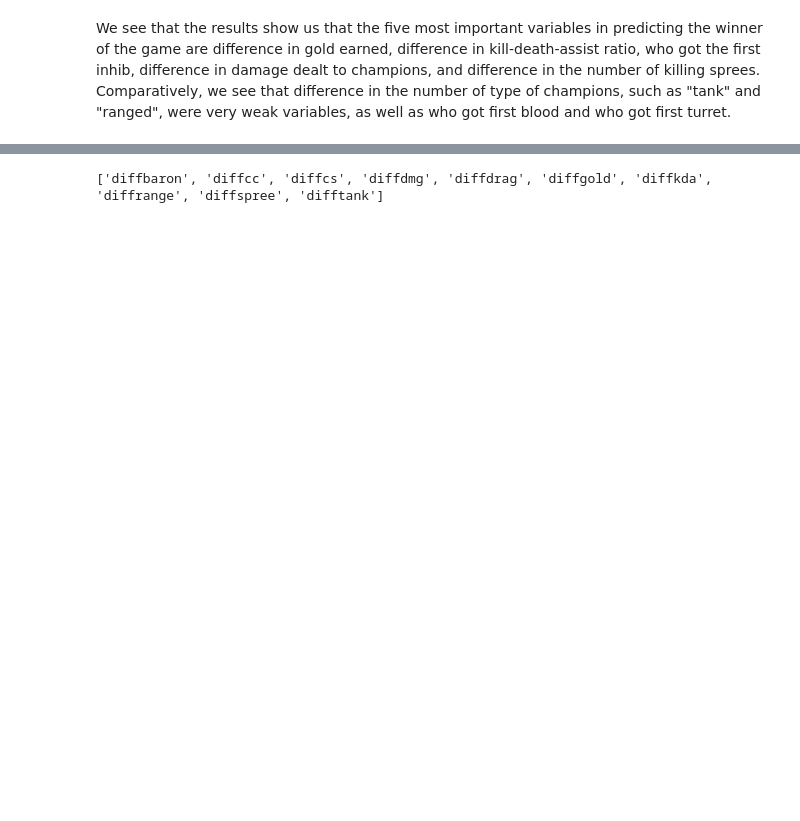
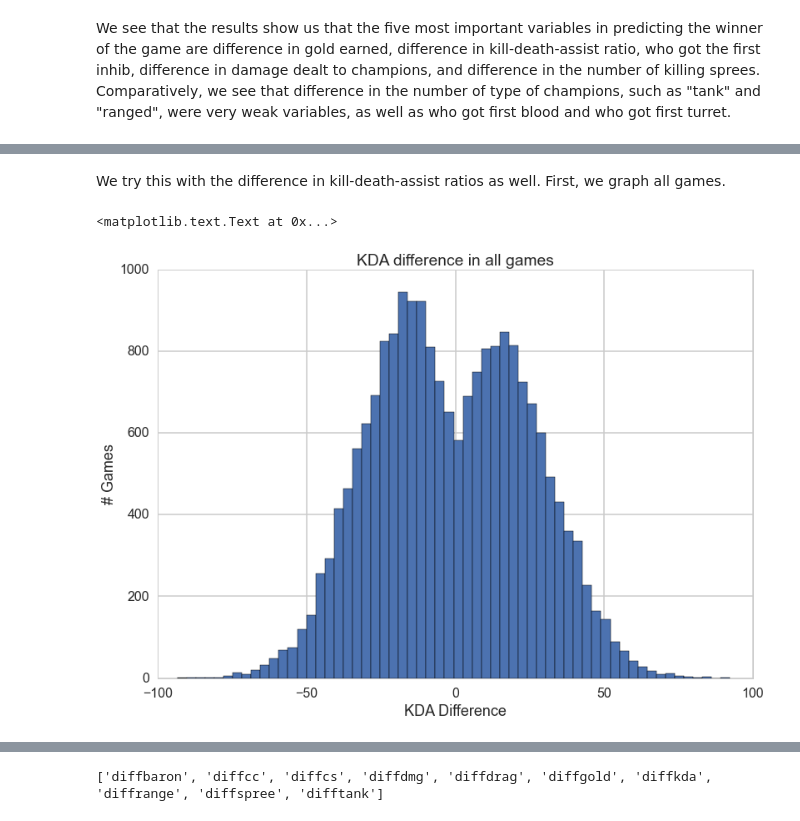
Before and after one commit to bchang823/109final, a Jupyter notebook: leorandomforestwmarkdown.ipynb, the cells around one changed output, grey strips where cells are left out. Saved outputs shown, nothing was run; the diff lists cells and outputs as text; code cells hidden in the pictures; blank space fills up the shorter version.

```diff
--- a/leorandomforestwmarkdown.ipynb
+++ b/leorandomforestwmarkdown.ipynb
@@ -208,0 +237,12 @@ Standardizing the dataframe stuff
+# %% [markdown]
+We try this with the difference in kill-death-assist ratios as well. First, we graph all games.
+# %%
+#all games
+plt.hist(np.array(dftouse['diffkda']), bins = 60)
+plt.ylabel('# Games', fontsize = 18)
+plt.ylim((0,1000))
+plt.xlabel('KDA Difference', fontsize = 18)
+plt.title('KDA difference in all games')
+# %% [output]
+<matplotlib.text.Text at 0x...>
+[figure, added]
```
Also changed, not shown: parts of 41 cells of this notebook.
